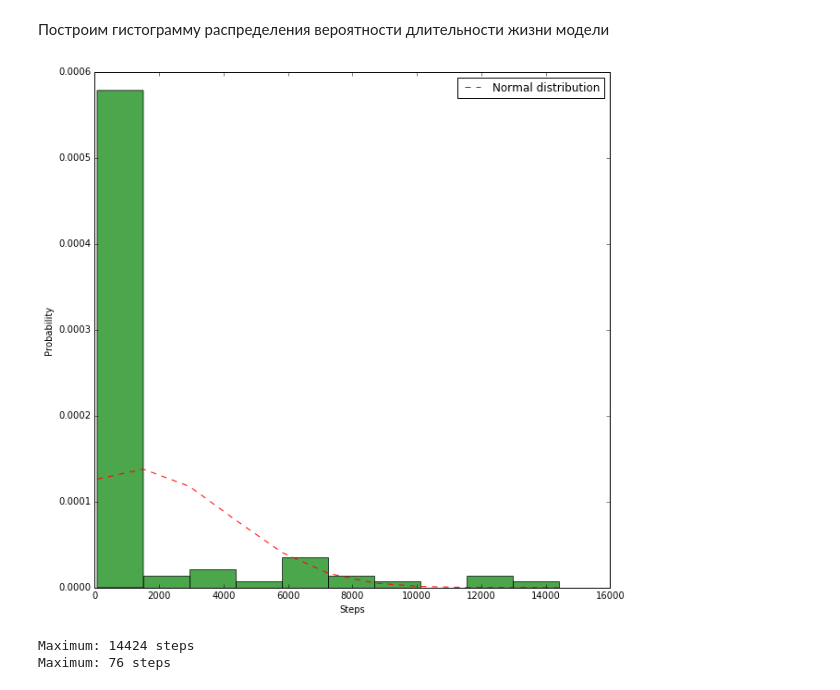
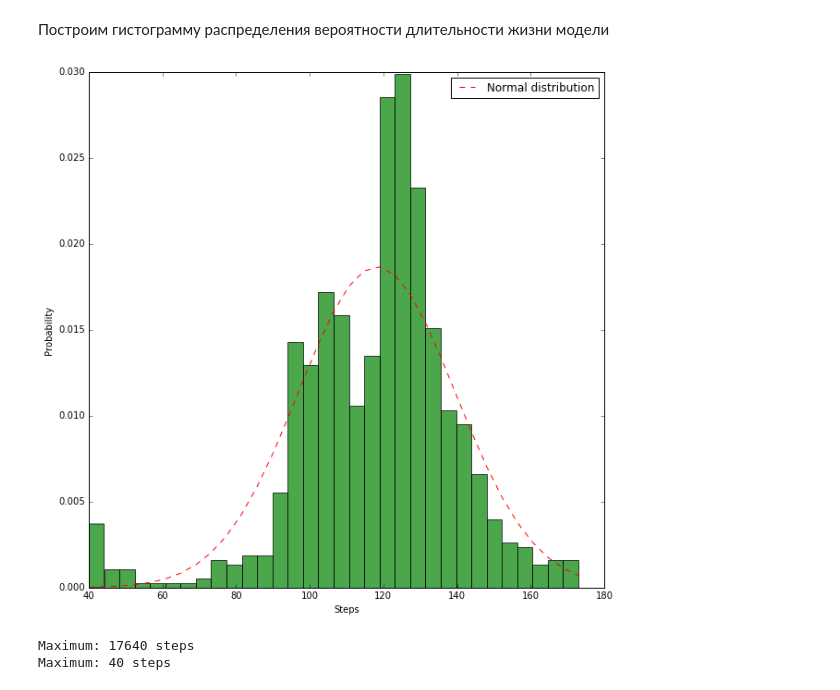
Before and after one commit to Zhuikov/predator-prey, a Jupyter notebook: notebooks/SeedToSteps.ipynb, the cells around one changed output. Cells and saved outputs as stored; diff of their text form; code cells hidden in the pictures.

```diff
--- a/notebooks/SeedToSteps.ipynb
+++ b/notebooks/SeedToSteps.ipynb
@@ -17,6 +17,6 @@ from ppmodel import ModelParams
 if __name__ == '__main__':
     p = Pool(4)
     params = []
-    for i in range(0, 100):
-        params.append(ModelParams("S", 100, 100, 15, 15, 10, 5, i))
+    for i in range(0, 1000):
+        params.append(ModelParams("S", 100, 100, 1, 1200, 125, 70, i))
     steps = p.map(ppmodel.f, params)
@@ -27,7 +29,9 @@ TODO: не хочу соврать, что тут происходит, пред
 # %%
 import numpy as np
 
-sorted(steps)
+steps.sort()
+steps2 = steps[:910]
+print(steps2)
 n_bins = int(np.ceil(np.sqrt(len(steps))))
-sigma = np.std(steps)
-mu = np.mean(steps)
+sigma = np.std(steps2)
+mu = np.mean(steps2)
@@ -38,23 +44,23 @@ mu = np.mean(steps)
 # %%
 import matplotlib.mlab as mlab
 import matplotlib.pyplot as plt
 %matplotlib inline
 
 
 plt.figure(figsize=(10, 10))
-n, bins, patches = plt.hist(steps, n_bins, normed=True, color="green", alpha=0.7,)
+n, bins, patches = plt.hist(steps2, n_bins, normed=True, color="green", alpha=0.7,)
 
 norm_pdf = mlab.normpdf(bins, mu, sigma)
 
 plt.plot(bins, norm_pdf, "r--", label="Normal distribution")
 plt.ylabel("Probability")
 plt.xlabel("Steps")
 plt.legend()
 plt.show()
 
 print("Maximum: %i steps" % (max(steps)))
 print("Maximum: %i steps" % (min(steps)))
 # %% [output]
-[figure, old version]
+[figure, new version]
-Maximum: 14424 steps
-Maximum: 76 steps
+Maximum: 17640 steps
+Maximum: 40 steps
```
Also changed, not shown: parts of 2 cells of this notebook, 4 other files.
